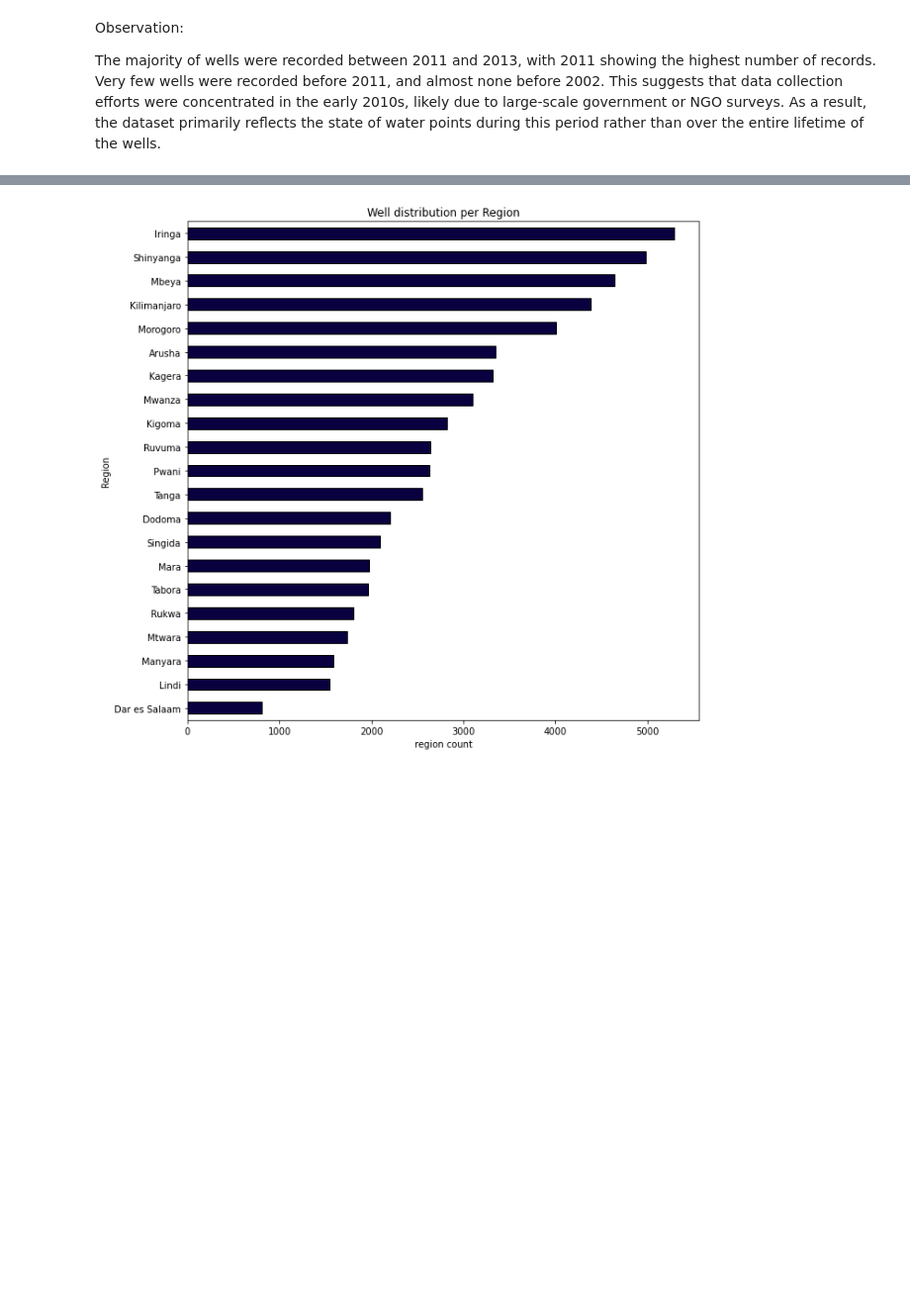
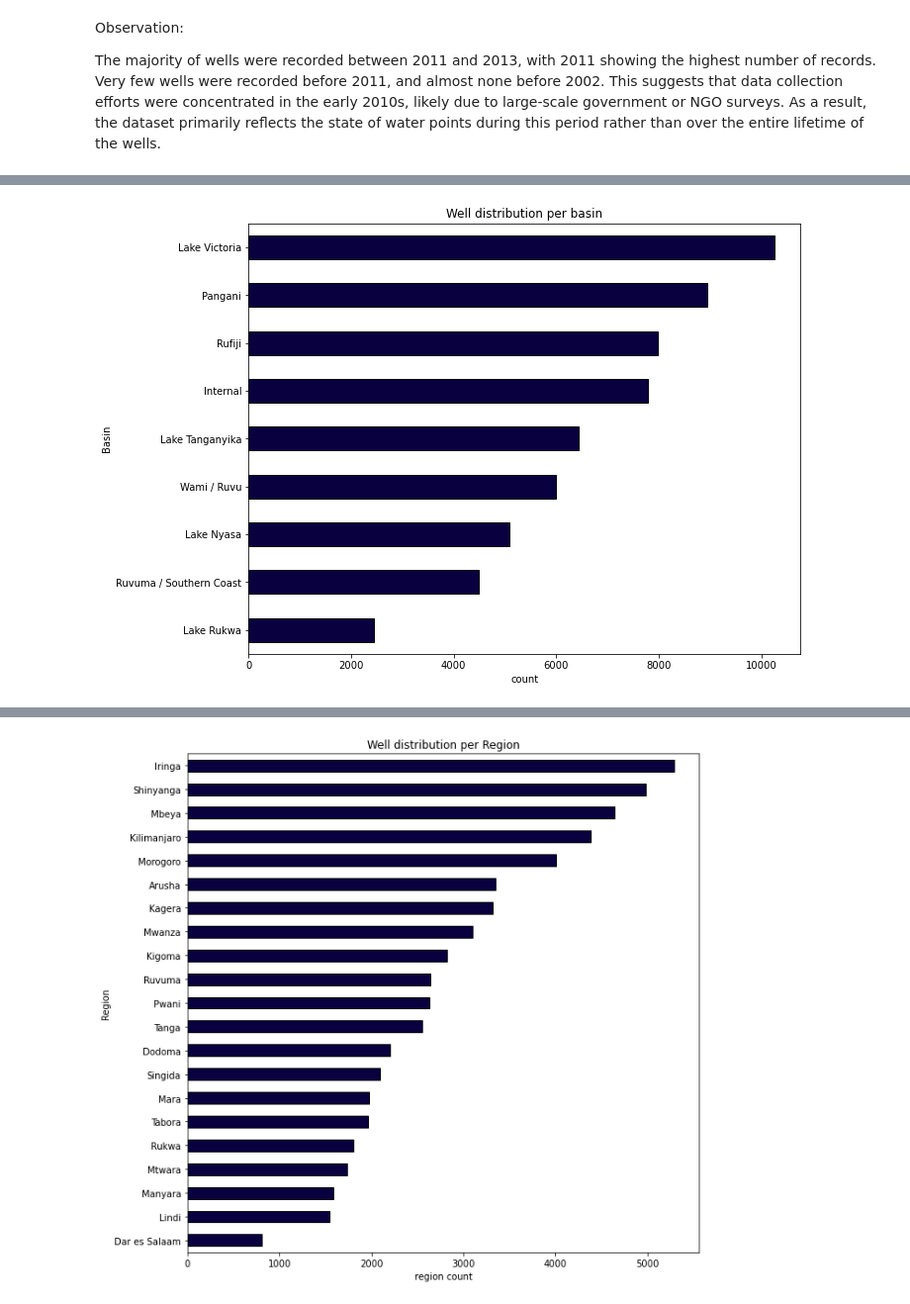
Before and after one commit to sharleneateyo/phase_3_project, a Jupyter notebook: notebook.ipynb, the cells around one changed output, grey strips where cells are left out. Shown at 99% size. Cells and saved outputs as stored; diff of their text form; code cells hidden in the pictures; blank space fills up the shorter version.

```diff
--- a/notebook.ipynb
+++ b/notebook.ipynb
@@ -1379,0 +1497,14 @@ plt.show()
+# %%
+# visualizing well distribution per basin
+plt.figure(figsize= (10, 8))
+basin_counts= train_df["basin"].value_counts().sort_values(ascending= True)
+
+
+basin_counts.plot(kind= "barh", color= "#090040", edgecolor= "black")
+plt.title("Well distribution per basin")
+plt.xlabel("count")
+plt.ylabel("Basin")
+
+plt.show()
+# %% [output]
+[figure, added]
```
Also changed, not shown: parts of 70 cells of this notebook.
